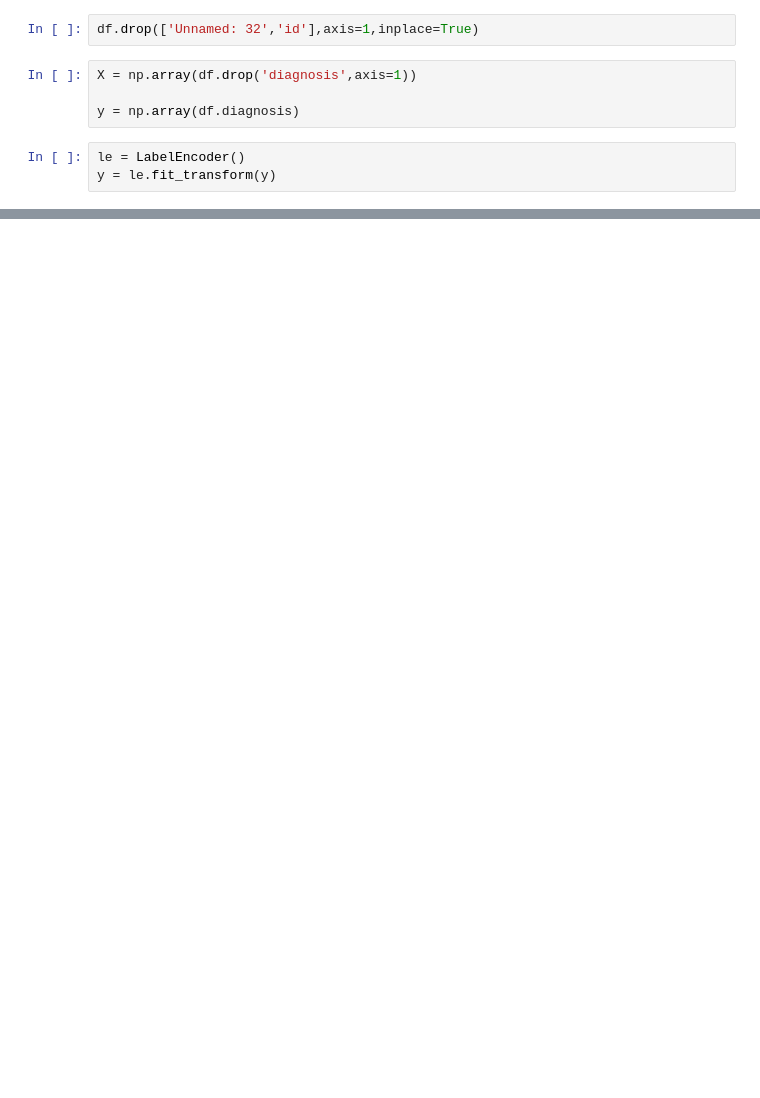
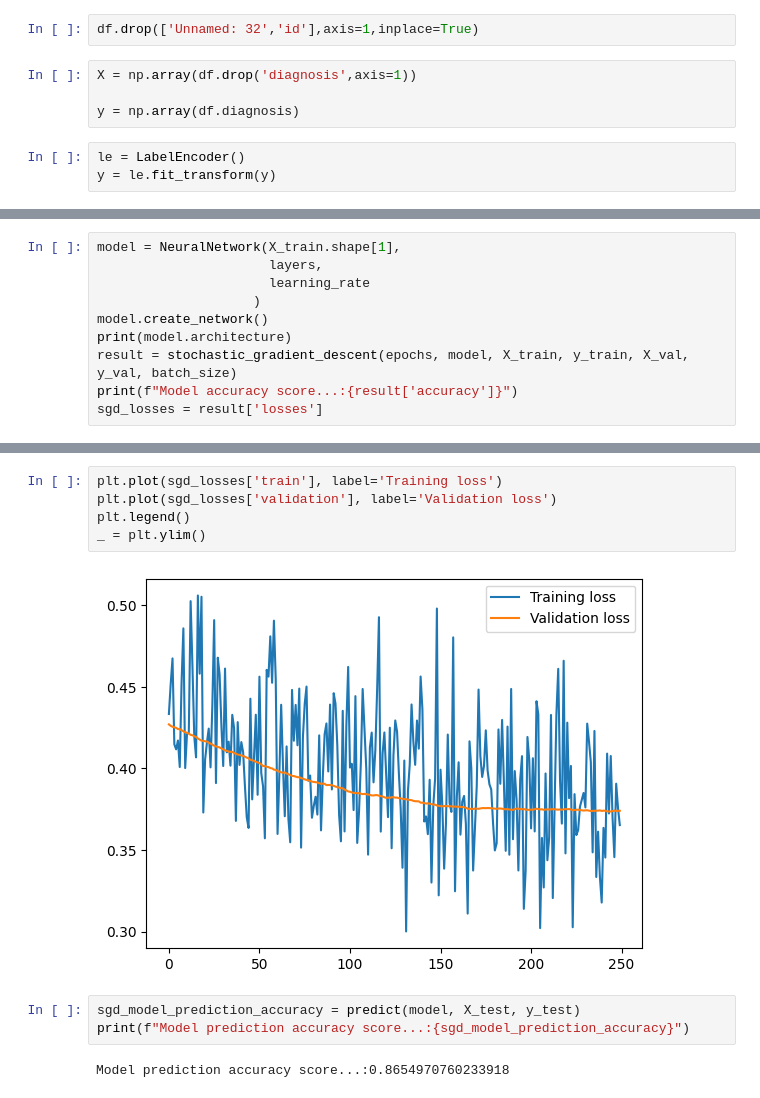
Before and after one commit to tinuademargaret/AI-Scratch, a Jupyter notebook: ANN.ipynb, the cells around one changed output, grey strips where cells are left out. Drawn from its saved outputs; the diff is of its cells as text; blank space fills up the shorter version.

```diff
--- a/ANN.ipynb
+++ b/ANN.ipynb
@@ -113,0 +109,10 @@ accuracy_score(predictions, Y_test)
+# %%
+model = NeuralNetwork(X_train.shape[1],
+                      layers,
+                      learning_rate
+                    )
+model.create_network()
+print(model.architecture)
+result = stochastic_gradient_descent(epochs, model, X_train, y_train, X_val, y_val, batch_size)
+print(f"Model accuracy score...:{result['accuracy']}")
+sgd_losses = result['losses']
@@ -113,0 +137,12 @@ accuracy_score(predictions, Y_test)
+# %%
+plt.plot(sgd_losses['train'], label='Training loss')
+plt.plot(sgd_losses['validation'], label='Validation loss')
+plt.legend()
+_ = plt.ylim()
+# %% [output]
+[figure, added]
+# %%
+sgd_model_prediction_accuracy = predict(model, X_test, y_test)
+print(f"Model prediction accuracy score...:{sgd_model_prediction_accuracy}")
+# %% [output]
+Model prediction accuracy score...:0.8654970760233918
```
Also changed, not shown: parts of 15 cells of this notebook, 4 other files.
